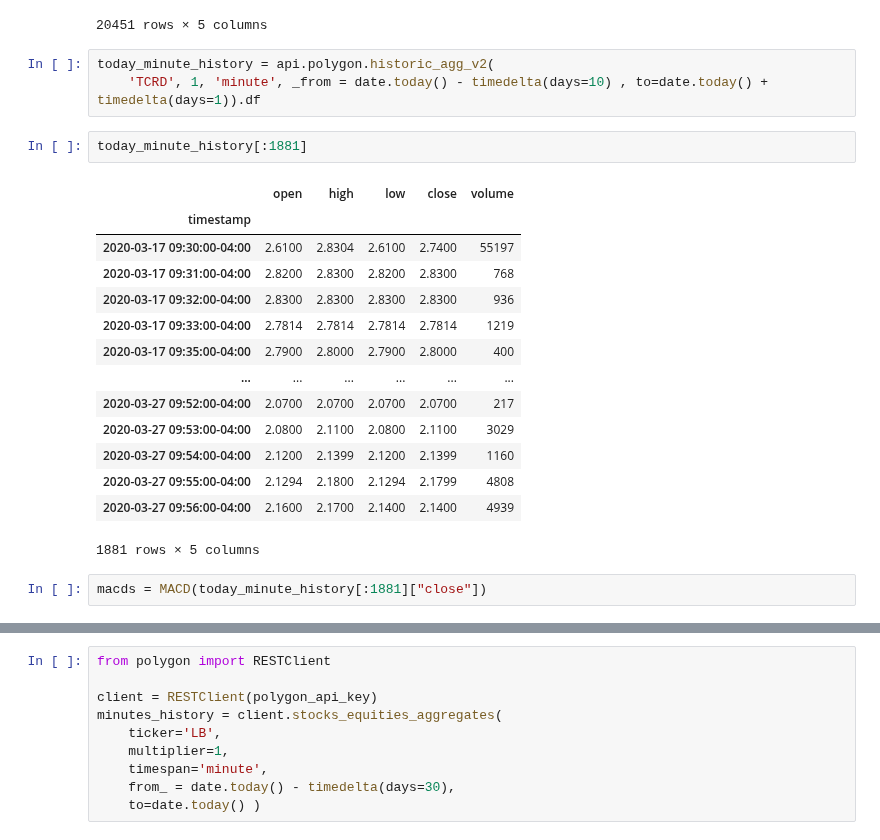
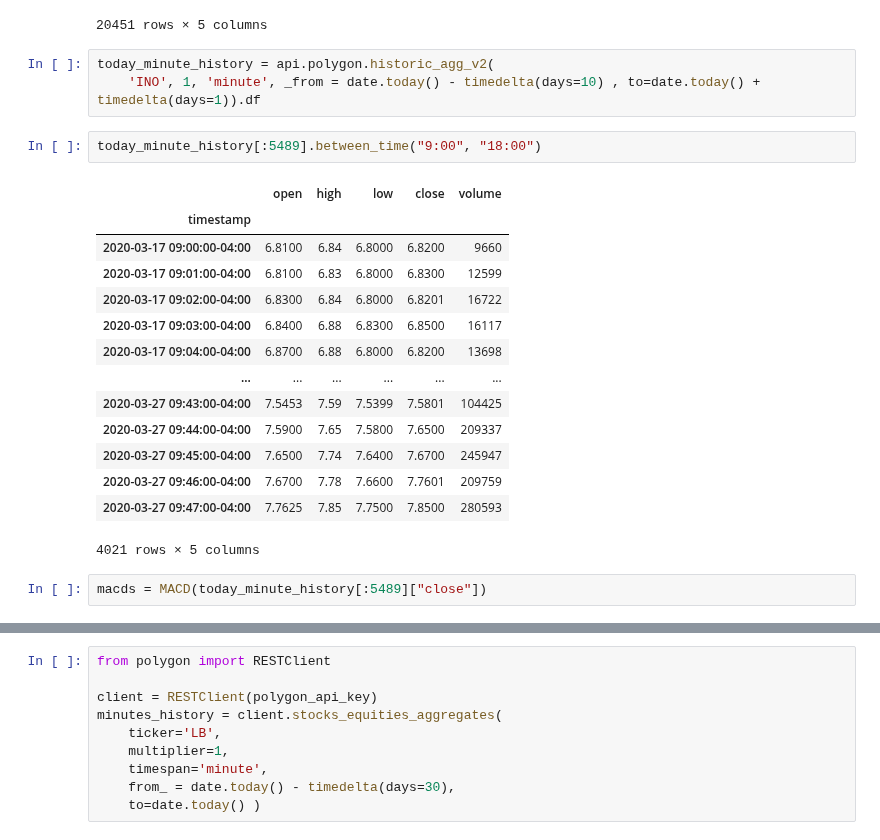
Before and after one commit to amor71/LiuAlgoTrader, a Jupyter notebook: macd buy signal.ipynb, the cells around one changed output, grey strips where cells are left out. Saved outputs shown, nothing was run; the diff lists cells and outputs as text.

```diff
--- a/macd buy signal.ipynb
+++ b/macd buy signal.ipynb
@@ -70,26 +70,26 @@ result[:20451]
 20451 rows × 5 columns
 # %%
 today_minute_history = api.polygon.historic_agg_v2(
-    'TCRD', 1, 'minute', _from = date.today() - timedelta(days=10) , to=date.today() + timedelta(days=1)).df
+    'INO', 1, 'minute', _from = date.today() - timedelta(days=10) , to=date.today() + timedelta(days=1)).df
-# %%
-today_minute_history[:1881]
-# %% [output]
-|  | open | high | low | close | volume |
-| timestamp |  |  |  |  |  |
-| 2020-03-17 09:30:00-04:00 | 2.6100 | 2.8304 | 2.6100 | 2.7400 | 55197 |
-| 2020-03-17 09:31:00-04:00 | 2.8200 | 2.8300 | 2.8200 | 2.8300 | 768 |
-| 2020-03-17 09:32:00-04:00 | 2.8300 | 2.8300 | 2.8300 | 2.8300 | 936 |
-| 2020-03-17 09:33:00-04:00 | 2.7814 | 2.7814 | 2.7814 | 2.7814 | 1219 |
-| 2020-03-17 09:35:00-04:00 | 2.7900 | 2.8000 | 2.7900 | 2.8000 | 400 |
-| ... | ... | ... | ... | ... | ... |
-| 2020-03-27 09:52:00-04:00 | 2.0700 | 2.0700 | 2.0700 | 2.0700 | 217 |
-| 2020-03-27 09:53:00-04:00 | 2.0800 | 2.1100 | 2.0800 | 2.1100 | 3029 |
-| 2020-03-27 09:54:00-04:00 | 2.1200 | 2.1399 | 2.1200 | 2.1399 | 1160 |
-| 2020-03-27 09:55:00-04:00 | 2.1294 | 2.1800 | 2.1294 | 2.1799 | 4808 |
-| 2020-03-27 09:56:00-04:00 | 2.1600 | 2.1700 | 2.1400 | 2.1400 | 4939 |
-1881 rows × 5 columns
+# %%
+today_minute_history[:5489].between_time("9:00", "18:00")
+# %% [output]
+|  | open | high | low | close | volume |
+| timestamp |  |  |  |  |  |
+| 2020-03-17 09:00:00-04:00 | 6.8100 | 6.84 | 6.8000 | 6.8200 | 9660 |
+| 2020-03-17 09:01:00-04:00 | 6.8100 | 6.83 | 6.8000 | 6.8300 | 12599 |
+| 2020-03-17 09:02:00-04:00 | 6.8300 | 6.84 | 6.8000 | 6.8201 | 16722 |
+| 2020-03-17 09:03:00-04:00 | 6.8400 | 6.88 | 6.8300 | 6.8500 | 16117 |
+| 2020-03-17 09:04:00-04:00 | 6.8700 | 6.88 | 6.8000 | 6.8200 | 13698 |
+| ... | ... | ... | ... | ... | ... |
+| 2020-03-27 09:43:00-04:00 | 7.5453 | 7.59 | 7.5399 | 7.5801 | 104425 |
+| 2020-03-27 09:44:00-04:00 | 7.5900 | 7.65 | 7.5800 | 7.6500 | 209337 |
+| 2020-03-27 09:45:00-04:00 | 7.6500 | 7.74 | 7.6400 | 7.6700 | 245947 |
+| 2020-03-27 09:46:00-04:00 | 7.6700 | 7.78 | 7.6600 | 7.7601 | 209759 |
+| 2020-03-27 09:47:00-04:00 | 7.7625 | 7.85 | 7.7500 | 7.8500 | 280593 |
+4021 rows × 5 columns
 # %%
-macds = MACD(today_minute_history[:1881]["close"])
+macds = MACD(today_minute_history[:5489]["close"])
 # %%
 macds
 # %% [output]
```
Also changed, not shown: parts of 1 cell of this notebook, 3 other files.
